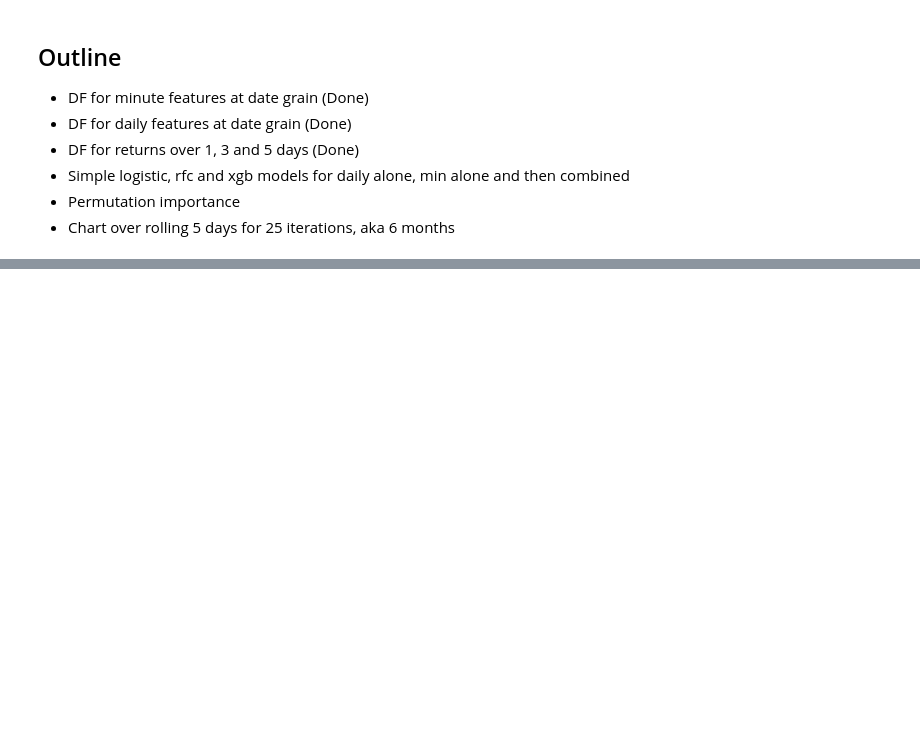
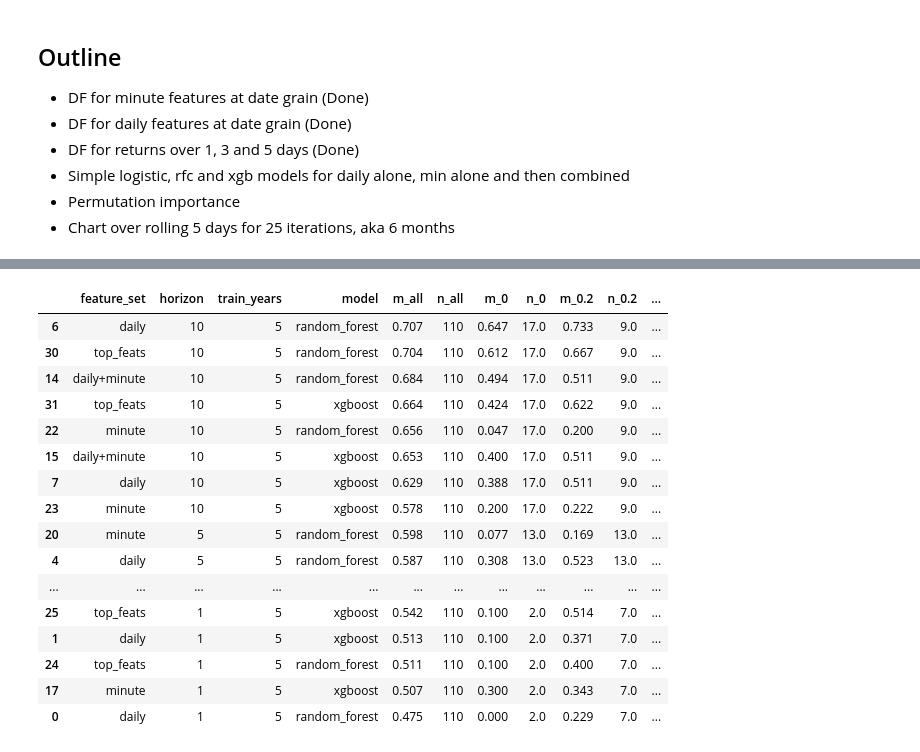
Before and after one commit to bchase17/Fracturion, a Jupyter notebook: Intraday_Model_Pipeline/training_pipeline_simple.ipynb, the cells around one changed output, grey strips where cells are left out. Saved outputs shown, nothing was run; the diff lists cells and outputs as text; code cells hidden in the pictures; blank space fills up the shorter version.

```diff
--- a/Intraday_Model_Pipeline/training_pipeline_simple.ipynb
+++ b/Intraday_Model_Pipeline/training_pipeline_simple.ipynb
@@ -11,12 +11,23 @@
 import min_features, daily_return
 import importlib
 import pandas as pd
+import numpy as np
+from sklearn.base import clone
+from sklearn.metrics import balanced_accuracy_score, f1_score, accuracy_score
+import warnings
+from sklearn.linear_model import LogisticRegression
+from sklearn.svm import LinearSVC
+from sklearn.ensemble import RandomForestClassifier, GradientBoostingClassifier
+from sklearn.naive_bayes import GaussianNB
+warnings.filterwarnings("ignore", message="y_pred contains classes not in y_true")
+warnings.filterwarnings("ignore", category=RuntimeWarning)
+warnings.filterwarnings("ignore", category=UserWarning)
 
 importlib.reload(min_features)
 importlib.reload(daily_return)
 
 df_min = min_features.min_features()
-returns = [1, 3, 5]
+returns = [1, 3, 5, 10]
 df_daily = daily_return.pull_daily('QQQ', returns)
 
 df_main = pd.merge(df_min, df_daily, how='inner', on='Date')
@@ -488,0 +486,2 @@ pivot_balacc
+# %%
+results_baseline = pd.read_csv("baseline_performance_1-3-5-10.csv")
@@ -489 +490,67 @@ pivot_balacc
+# %%
+bins = [0, 0.2, 0.4, 0.6, 0.8, 1.0]
+idx  = ["feature_set", "horizon", "train_years", "model"]
+
+dfs = [results_baseline, results_trimmed]
+final_df = None
+metric = 'acc' #'signed_acc, acc
+
+for df in dfs:
+    df = df.copy()
+
+    # bucket to exact 5-day bins
+    df["test_pos_frac"] = ((df["test_pos_frac"] * 5).round() / 5).clip(0, 1)
+
+    # overall (distribution-agnostic)
+    overall = (
+        df.groupby(idx, as_index=False)
+          .agg(m_all=(metric, "mean"), n_all=("run", "count"))
+    )
+
+    # by-bin
+    g = (
+        df.groupby(idx + ["test_pos_frac"], as_index=False)
+          .agg(m=(metric, "mean"), n=("run", "count"))
+    )
+
+    wide = (
+        g.pivot(index=idx, columns="test_pos_frac", values=["m", "n"])
+         .reindex(columns=bins, level=1)
+    )
+    wide.columns = [f"{metric}_{frac:g}" for metric, frac in wide.columns]
+    wide = wide.reset_index()
+
+    # merge overall into wide
+    wide = wide.merge(overall, on=idx, how="left")
+
+    # optional: column order
+    column_order = ['feature_set', 'horizon', 'train_years', 'model', 'm_all', 'n_all', 'm_0', 'n_0', 'm_0.2',
+                    'n_0.2', 'm_0.4', 'n_0.4', 'm_0.6', 'n_0.6', 'm_0.8', 'n_0.8', 'm_1', 'n_1']
+
+    wide = wide[column_order].round(3)
+
+    if final_df is None:
+        final_df = wide.copy()
+    else:
+        final_df = pd.concat([final_df, wide.copy()], ignore_index=True)
+
+final_df.sort_values(by=['horizon', 'm_all'], ascending=False)
+# %% [output]
+|  | feature_set | horizon | train_years | model | m_all | n_all | m_0 | n_0 | m_0.2 | n_0.2 | ... |
+| 6 | daily | 10 | 5 | random_forest | 0.707 | 110 | 0.647 | 17.0 | 0.733 | 9.0 | ... |
+| 30 | top_feats | 10 | 5 | random_forest | 0.704 | 110 | 0.612 | 17.0 | 0.667 | 9.0 | ... |
+| 14 | daily+minute | 10 | 5 | random_forest | 0.684 | 110 | 0.494 | 17.0 | 0.511 | 9.0 | ... |
+| 31 | top_feats | 10 | 5 | xgboost | 0.664 | 110 | 0.424 | 17.0 | 0.622 | 9.0 | ... |
+| 22 | minute | 10 | 5 | random_forest | 0.656 | 110 | 0.047 | 17.0 | 0.200 | 9.0 | ... |
+| 15 | daily+minute | 10 | 5 | xgboost | 0.653 | 110 | 0.400 | 17.0 | 0.511 | 9.0 | ... |
+| 7 | daily | 10 | 5 | xgboost | 0.629 | 110 | 0.388 | 17.0 | 0.511 | 9.0 | ... |
+| 23 | minute | 10 | 5 | xgboost | 0.578 | 110 | 0.200 | 17.0 | 0.222 | 9.0 | ... |
+| 20 | minute | 5 | 5 | random_forest | 0.598 | 110 | 0.077 | 13.0 | 0.169 | 13.0 | ... |
+| 4 | daily | 5 | 5 | random_forest | 0.587 | 110 | 0.308 | 13.0 | 0.523 | 13.0 | ... |
+| ... | ... | ... | ... | ... | ... | ... | ... | ... | ... | ... | ... |
+| 25 | top_feats | 1 | 5 | xgboost | 0.542 | 110 | 0.100 | 2.0 | 0.514 | 7.0 | ... |
+| 1 | daily | 1 | 5 | xgboost | 0.513 | 110 | 0.100 | 2.0 | 0.371 | 7.0 | ... |
+| 24 | top_feats | 1 | 5 | random_forest | 0.511 | 110 | 0.100 | 2.0 | 0.400 | 7.0 | ... |
+| 17 | minute | 1 | 5 | xgboost | 0.507 | 110 | 0.300 | 2.0 | 0.343 | 7.0 | ... |
+| 0 | daily | 1 | 5 | random_forest | 0.475 | 110 | 0.000 | 2.0 | 0.229 | 7.0 | ... |
 # %%
```
Also changed, not shown: parts of 15 cells of this notebook.
